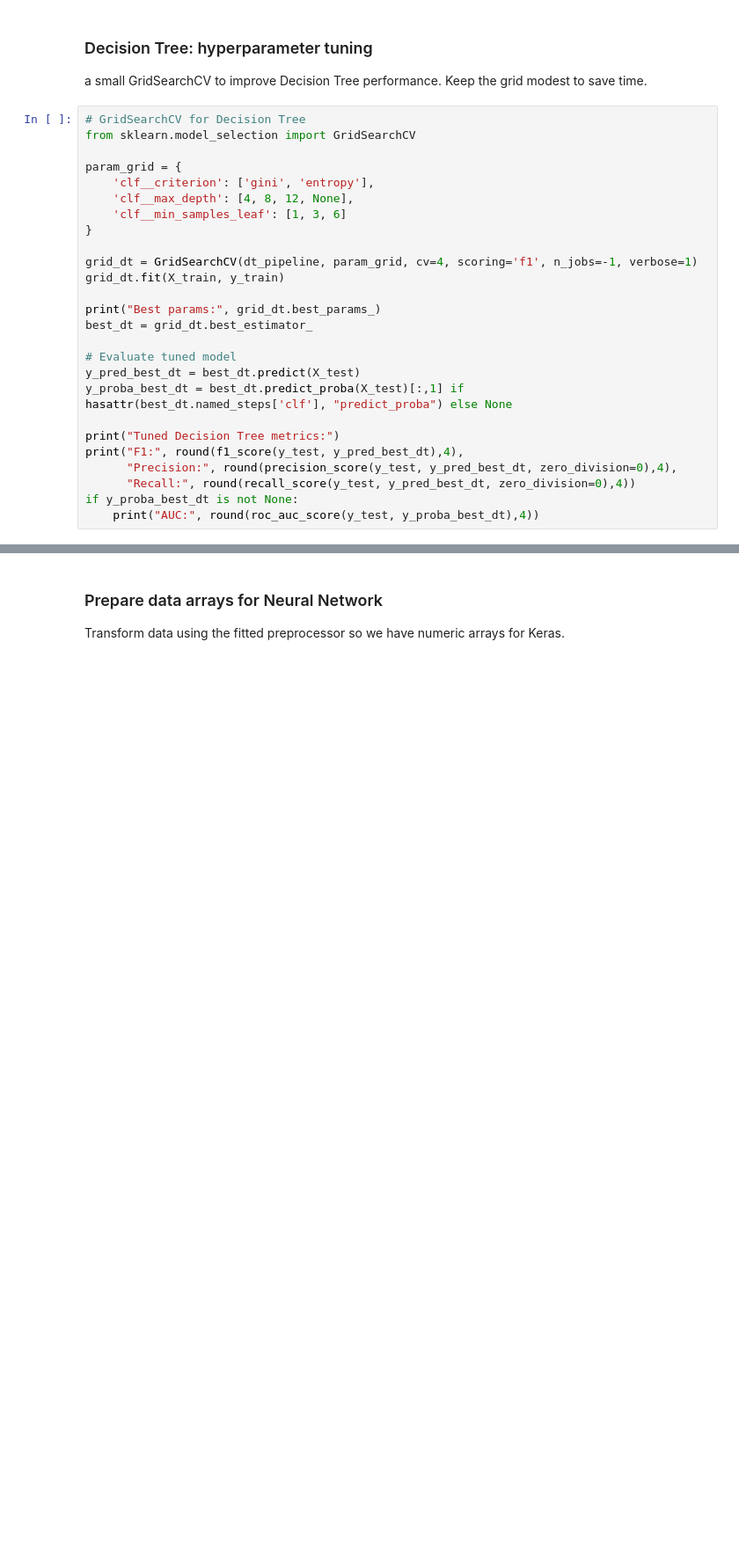
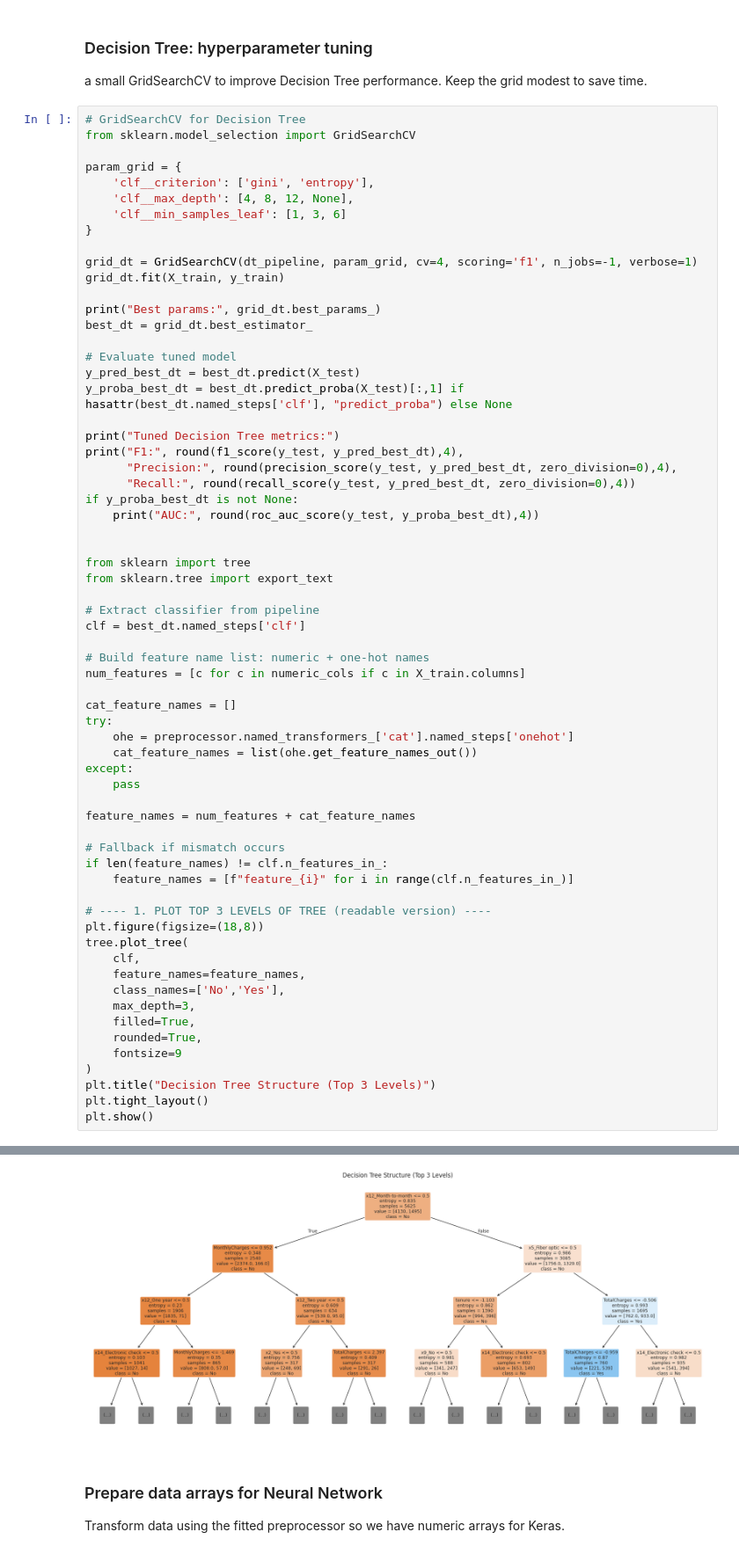
Before and after one commit to Thush099/CM2604-Churn-Classifier, a Jupyter notebook: CM2604_Telco_Churn_Project.ipynb, the cells around one changed output, grey strips where cells are left out. Shown: that part at 88% size. Cells and saved outputs as stored; diff of their text form; blank space fills up the shorter version.

Commit message:
Decision Tree diagram has been added

```diff
--- a/CM2604_Telco_Churn_Project.ipynb
+++ b/CM2604_Telco_Churn_Project.ipynb
@@ -286,3 +373,42 @@ print("F1:", round(f1_score(y_test, y_pred_best_dt),4),
       "Recall:", round(recall_score(y_test, y_pred_best_dt, zero_division=0),4))
 if y_proba_best_dt is not None:
     print("AUC:", round(roc_auc_score(y_test, y_proba_best_dt),4))
+
+
+from sklearn import tree
+from sklearn.tree import export_text
+
+# Extract classifier from pipeline
+clf = best_dt.named_steps['clf']
+
+# Build feature name list: numeric + one-hot names
+num_features = [c for c in numeric_cols if c in X_train.columns]
+
+cat_feature_names = []
+try:
+    ohe = preprocessor.named_transformers_['cat'].named_steps['onehot']
+    cat_feature_names = list(ohe.get_feature_names_out())
+except:
+    pass
+
+feature_names = num_features + cat_feature_names
+
+# Fallback if mismatch occurs
+if len(feature_names) != clf.n_features_in_:
+    feature_names = [f"feature_{i}" for i in range(clf.n_features_in_)]
+
+# ---- 1. PLOT TOP 3 LEVELS OF TREE (readable version) ----
+plt.figure(figsize=(18,8))
+tree.plot_tree(
+    clf,
+    feature_names=feature_names,
+    class_names=['No','Yes'],
+    max_depth=3,
+    filled=True,
+    rounded=True,
+    fontsize=9
+)
+plt.title("Decision Tree Structure (Top 3 Levels)")
+plt.tight_layout()
+plt.show()
+# %% [output]
@@ -289,3 +420,4 @@ if y_proba_best_dt is not None:
+[figure, added]
 # %% [markdown]
 ### Prepare data arrays for Neural Network
 Transform data using the fitted preprocessor so we have numeric arrays for Keras.
```
Also changed, not shown: parts of 17 cells of this notebook.
